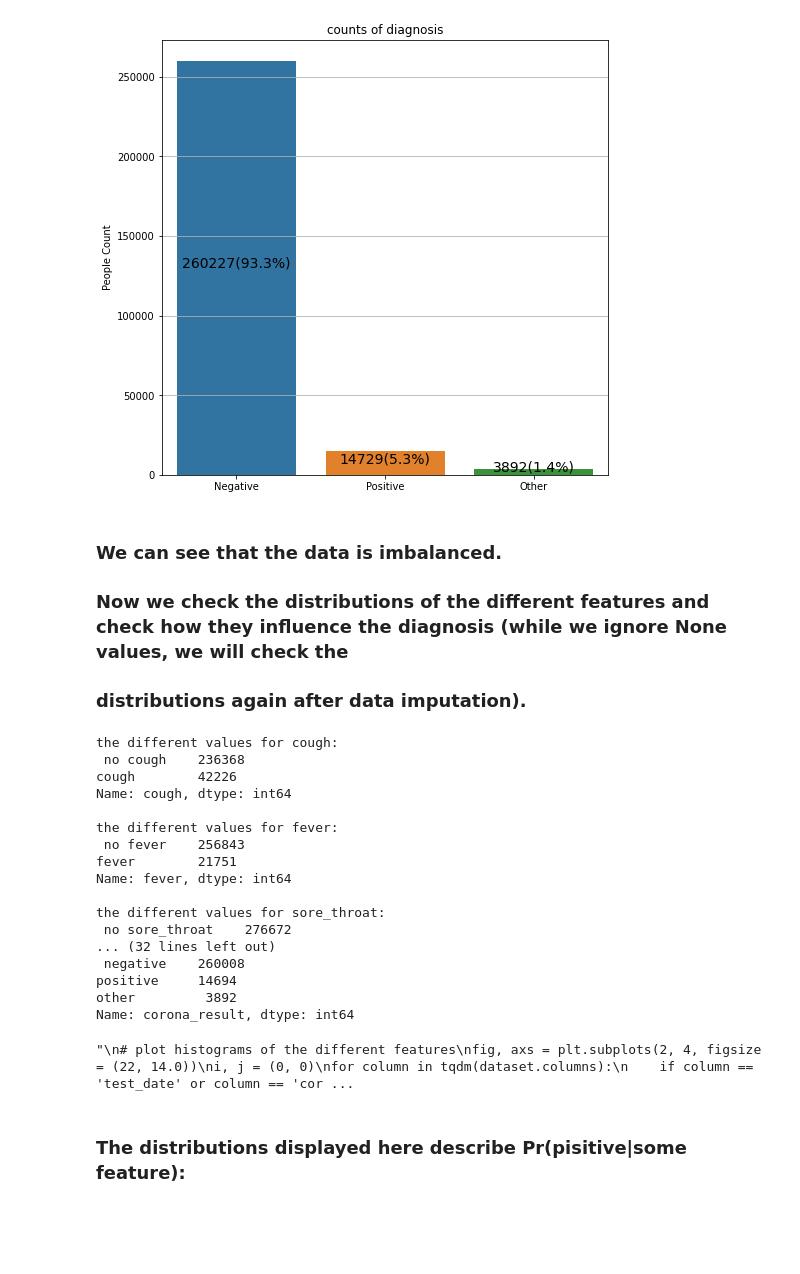
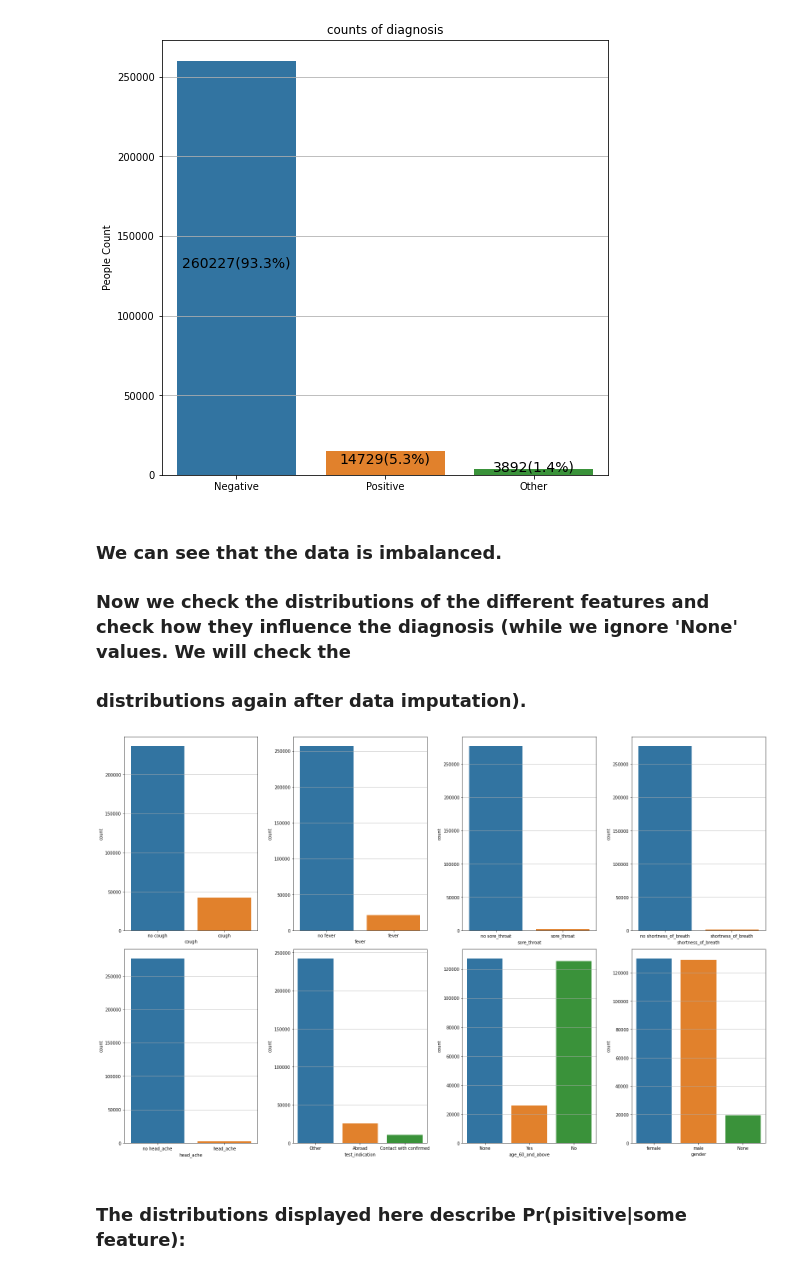
Before and after one commit to NirLalum/corona-diagnosis, a Jupyter notebook: covid_pred.ipynb, the cells around one changed output. Drawn from its saved outputs; the diff is of its cells as text; code cells hidden in the pictures; blank space fills up the shorter version.

```diff
--- a/covid_pred.ipynb
+++ b/covid_pred.ipynb
@@ -129,7 +129,7 @@ for patch in diagnosis_bar.patches:
 [figure]
 # %% [markdown]
 ### We can see that the data is imbalanced.
-### Now we check the distributions of the different features and check how they influence the diagnosis (while we ignore None values, we will check the
+### Now we check the distributions of the different features and check how they influence the diagnosis (while we ignore 'None' values. We will check the
 ### distributions again after data imputation).
 # %%
 # this function maps values for given dataset, column name and dictionary
@@ -152,54 +152,36 @@ for column in columns_list[1:6]: # for this columns there are a neglected amoout
 
 # cast the data to int
 for column in columns_list[1:6]:
     data_plot_count[column] = data_plot_count[column].astype('str').astype('int')
 
 
 # mapping the data from numbers to labels
 for column in columns_list[1:6]:
     map_columns(data_plot_count, column)
 
-check_values_count(data_plot_count)
+#check_values_count(data_plot_count)
 
-"""
+
 # plot histograms of the different features
 fig, axs = plt.subplots(2, 4, figsize = (22, 14.0))
 i, j = (0, 0)
 for column in tqdm(dataset.columns):
     if column == 'test_date' or column == 'corona_result':
         continue
 
     ax = axs[i,j]
     sns.countplot(x = column, data=data_plot_count, ax = ax)
 
     if j == 3:
         i = i + 1
         j = 0
         continue
 
     j = j + 1
 
 fig.tight_layout()
-"""
 # %% [output]
-the different values for cough:
- no cough    236368
-cough        42226
-Name: cough, dtype: int64
-
-the different values for fever:
- no fever    256843
-fever        21751
-Name: fever, dtype: int64
-
-the different values for sore_throat:
- no sore_throat    276672
-... (32 lines left out)
- negative    260008
-positive     14694
-other         3892
-Name: corona_result, dtype: int64
-"\n# plot histograms of the different features\nfig, axs = plt.subplots(2, 4, figsize = (22, 14.0))\ni, j = (0, 0)\nfor column in tqdm(dataset.columns):\n    if column == 'test_date' or column == 'cor ...
+[figure, added]
 # %% [markdown]
 ### The distributions displayed here describe Pr(pisitive|some feature):
 # %%
```
Also changed, not shown: parts of 2 cells of this notebook.
